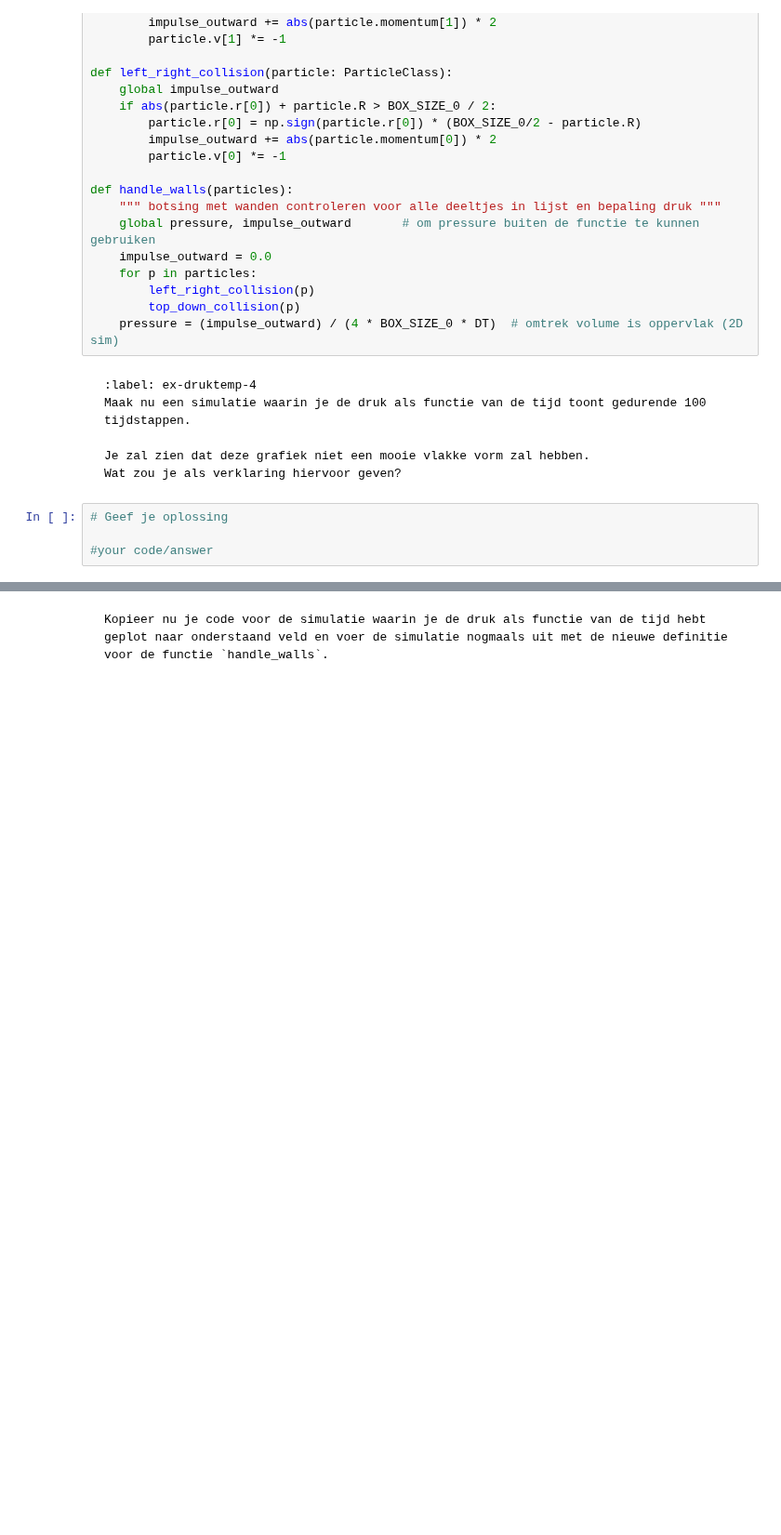
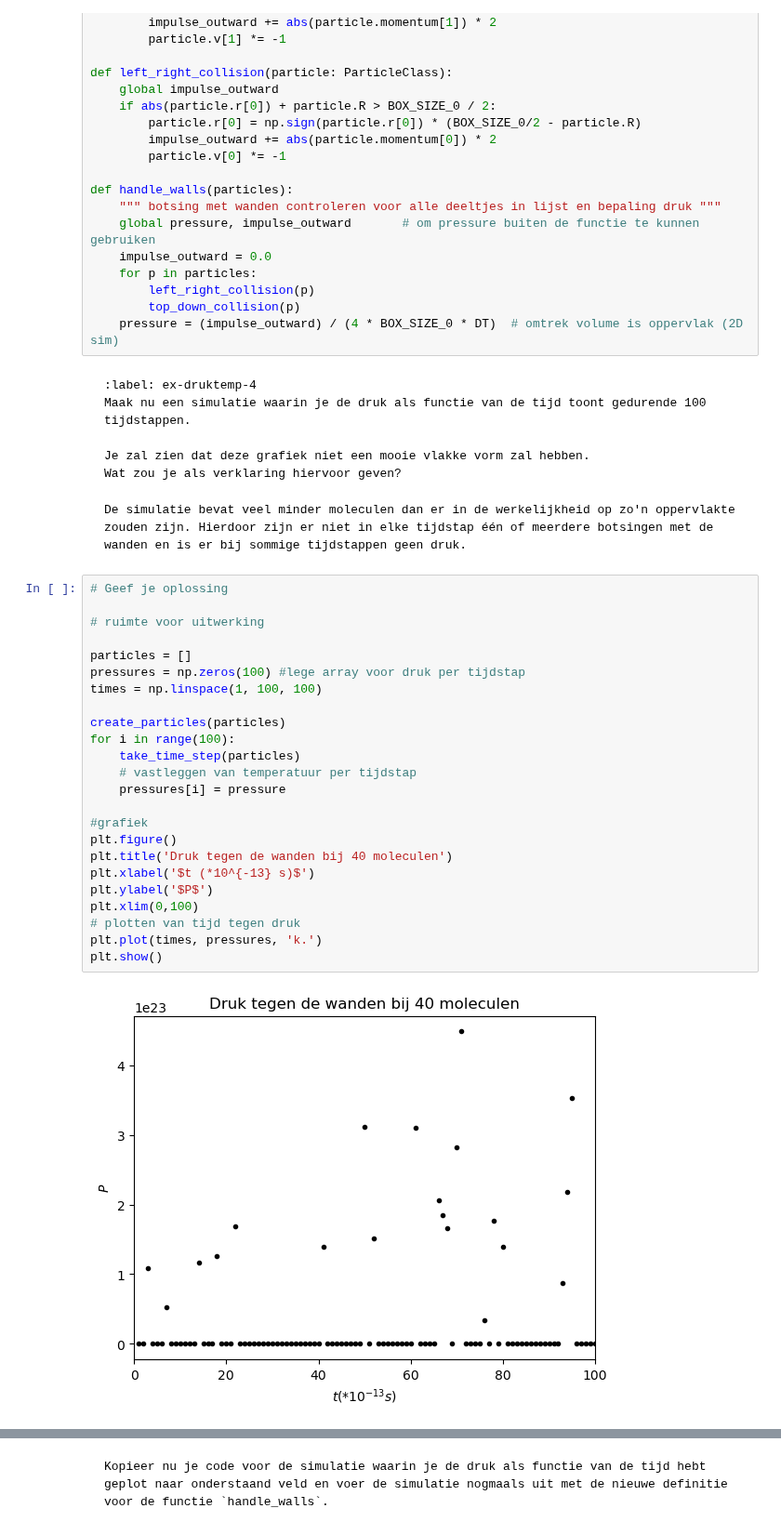
Before and after one commit to Eerkje/Annet-Erik, a Jupyter notebook: Content/PySim/5_druktemp.ipynb, the cells around one changed output, grey strips where cells are left out. Shown at 93% size. Drawn from its saved outputs; the diff is of its cells as text; blank space fills up the shorter version.

Commit message:
5 druktemp afgemaakt (?)

````diff
--- a/Content/PySim/5_druktemp.ipynb
+++ b/Content/PySim/5_druktemp.ipynb
@@ -313,10 +310,36 @@ Maak nu een simulatie waarin je de druk als functie van de tijd toont gedurende
 Je zal zien dat deze grafiek niet een mooie vlakke vorm zal hebben.
 Wat zou je als verklaring hiervoor geven?
 ```
+
+```{solution} ex-druktemp-4
+De simulatie bevat veel minder moleculen dan er in de werkelijkheid op zo'n oppervlakte zouden zijn. Hierdoor zijn er niet in elke tijdstap één of meerdere botsingen met de wanden en is er bij sommige tijdstappen geen druk.
+```
 # %%
 # Geef je oplossing
 
-#your code/answer
+# ruimte voor uitwerking
+
+particles = []
+pressures = np.zeros(100) #lege array voor druk per tijdstap
+times = np.linspace(1, 100, 100)
+
+create_particles(particles)
+for i in range(100):
+    take_time_step(particles)
+    # vastleggen van temperatuur per tijdstap
+    pressures[i] = pressure
+
+#grafiek
+plt.figure()
+plt.title('Druk tegen de wanden bij 40 moleculen')
+plt.xlabel('$t (*10^{-13} s)$')
+plt.ylabel('$P$')
+plt.xlim(0,100)
+# plotten van tijd tegen druk
+plt.plot(times, pressures, 'k.')
+plt.show()
+# %% [output]
+[figure, added]
 # %% [markdown]
 ## Verbeteren van code: middelen
 
````
Also changed, not shown: parts of 9 cells of this notebook.
